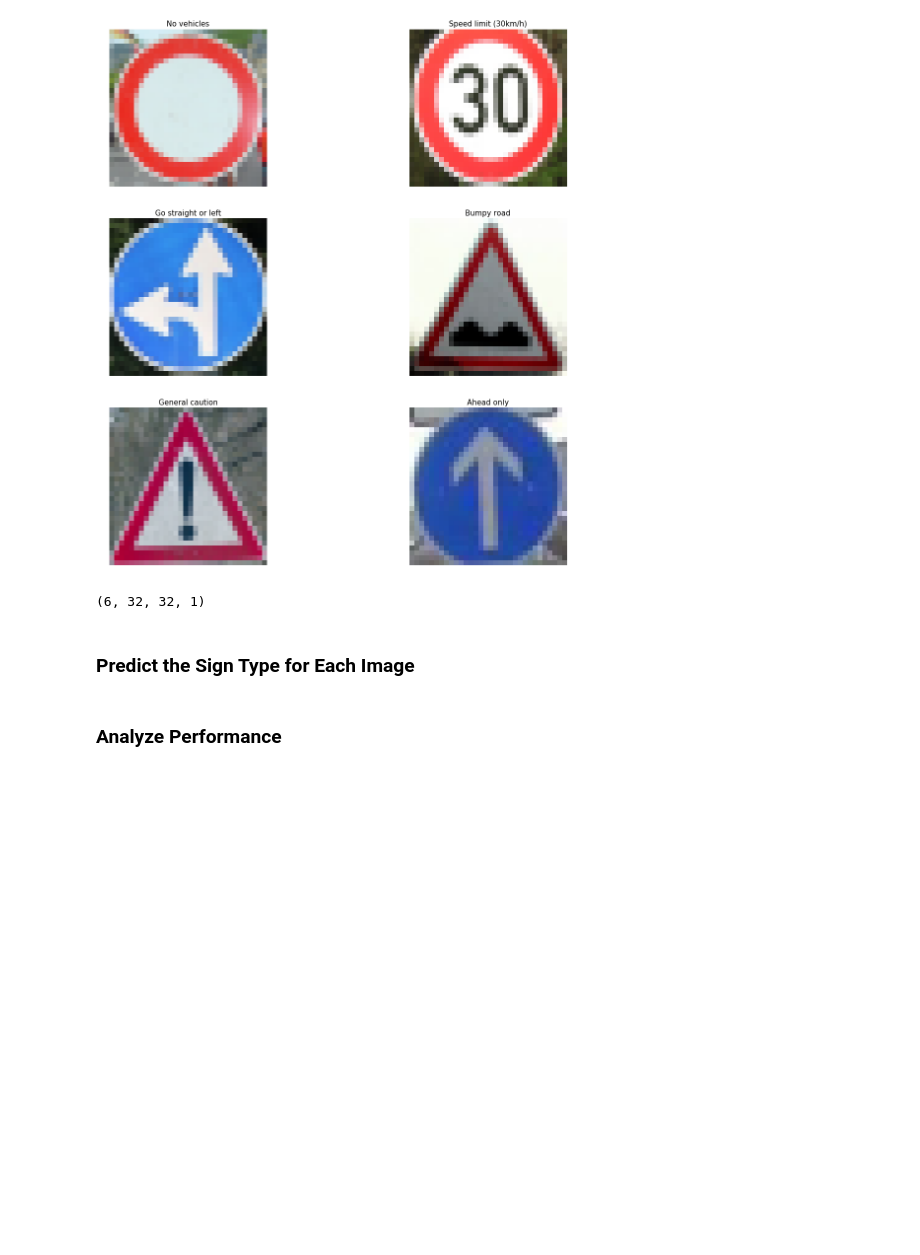
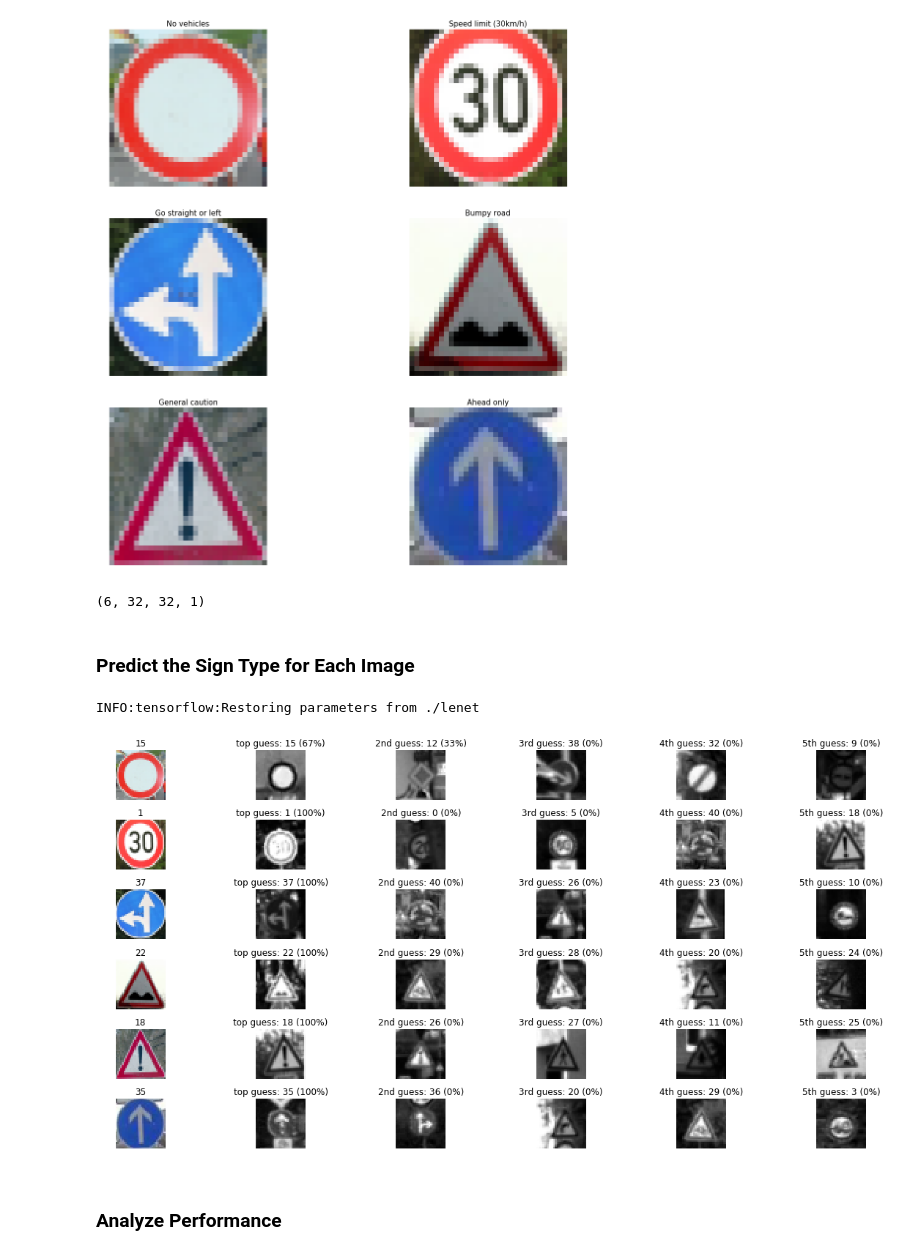
Before and after one commit to seekdestiny/udacity-CarND, a Jupyter notebook: CarND-Traffic-Sign-Classifier-Project/Traffic_Sign_Classifier.ipynb, the cells around one changed output. Saved outputs shown, nothing was run; the diff lists cells and outputs as text; code cells hidden in the pictures; blank space fills up the shorter version.

```diff
--- a/CarND-Traffic-Sign-Classifier-Project/Traffic_Sign_Classifier.ipynb
+++ b/CarND-Traffic-Sign-Classifier-Project/Traffic_Sign_Classifier.ipynb
@@ -604,6 +606,56 @@ print(my_images_normalized.shape)
 ### Run the predictions here and use the model to output the prediction for each image.
 ### Make sure to pre-process the images with the same pre-processing pipeline used earlier.
 ### Feel free to use as many code cells as needed.
+# %%
+softmax_logits = tf.nn.softmax(logits)
+top_k = tf.nn.top_k(softmax_logits, k=5)
+
+my_labels = [15, 1, 37, 22, 18, 35]
+
+with tf.Session() as sess:
+    sess.run(tf.global_variables_initializer())
+    saver = tf.train.import_meta_graph('./lenet.meta')
+    saver.restore(sess, "./lenet")
+    my_softmax_logits = sess.run(softmax_logits, feed_dict={x: my_images_normalized, keep_prob: 1.0})
+    my_top_k = sess.run(top_k, feed_dict={x: my_images_normalized, keep_prob: 1.0})
+
+
+    fig, axs = plt.subplots(len(my_images), 6, figsize=(20, 10))
+    fig.subplots_adjust(hspace = .4, wspace=.2)
+    axs = axs.ravel()
+
+    for i, image in enumerate(my_images):
+        axs[6*i].axis('off')
+        axs[6*i].imshow(cv2.cvtColor(image, cv2.COLOR_BGR2RGB))
+        axs[6*i].set_title(my_labels[i])
+        guess1 = my_top_k[1][i][0]
+        index1 = np.argwhere(y_valid == guess1)[0]
+        axs[6*i+1].axis('off')
+        axs[6*i+1].imshow(X_valid[index1].squeeze(), cmap='gray')
+        axs[6*i+1].set_title('top guess: {} ({:.0f}%)'.format(guess1, 100*my_top_k[0][i][0]))
+        guess2 = my_top_k[1][i][1]
+        index2 = np.argwhere(y_valid == guess2)[0]
+        axs[6*i+2].axis('off')
+        axs[6*i+2].imshow(X_valid[index2].squeeze(), cmap='gray')
+        axs[6*i+2].set_title('2nd guess: {} ({:.0f}%)'.format(guess2, 100*my_top_k[0][i][1]))
+        guess3 = my_top_k[1][i][2]
+        index3 = np.argwhere(y_valid == guess3)[0]
+        axs[6*i+3].axis('off')
+        axs[6*i+3].imshow(X_valid[index3].squeeze(), cmap='gray')
+        axs[6*i+3].set_title('3rd guess: {} ({:.0f}%)'.format(guess3, 100*my_top_k[0][i][2]))
+        guess4 = my_top_k[1][i][3]
+        index1 = np.argwhere(y_valid == guess4)[0]
+        axs[6*i+4].axis('off')
+        axs[6*i+4].imshow(X_valid[index1].squeeze(), cmap='gray')
+        axs[6*i+4].set_title('4th guess: {} ({:.0f}%)'.format(guess4, 100*my_top_k[0][i][3]))
+        guess5 = my_top_k[1][i][4]
+        index2 = np.argwhere(y_valid == guess5)[0]
+        axs[6*i+5].axis('off')
+        axs[6*i+5].imshow(X_valid[index2].squeeze(), cmap='gray')
+        axs[6*i+5].set_title('5th guess: {} ({:.0f}%)'.format(guess5, 100*my_top_k[0][i][4]))
+# %% [output]
+INFO:tensorflow:Restoring parameters from ./lenet
+[figure, added]
 # %% [markdown]
 ### Analyze Performance
 # %%
```
Also changed, not shown: parts of 8 cells of this notebook, 5 other files.
